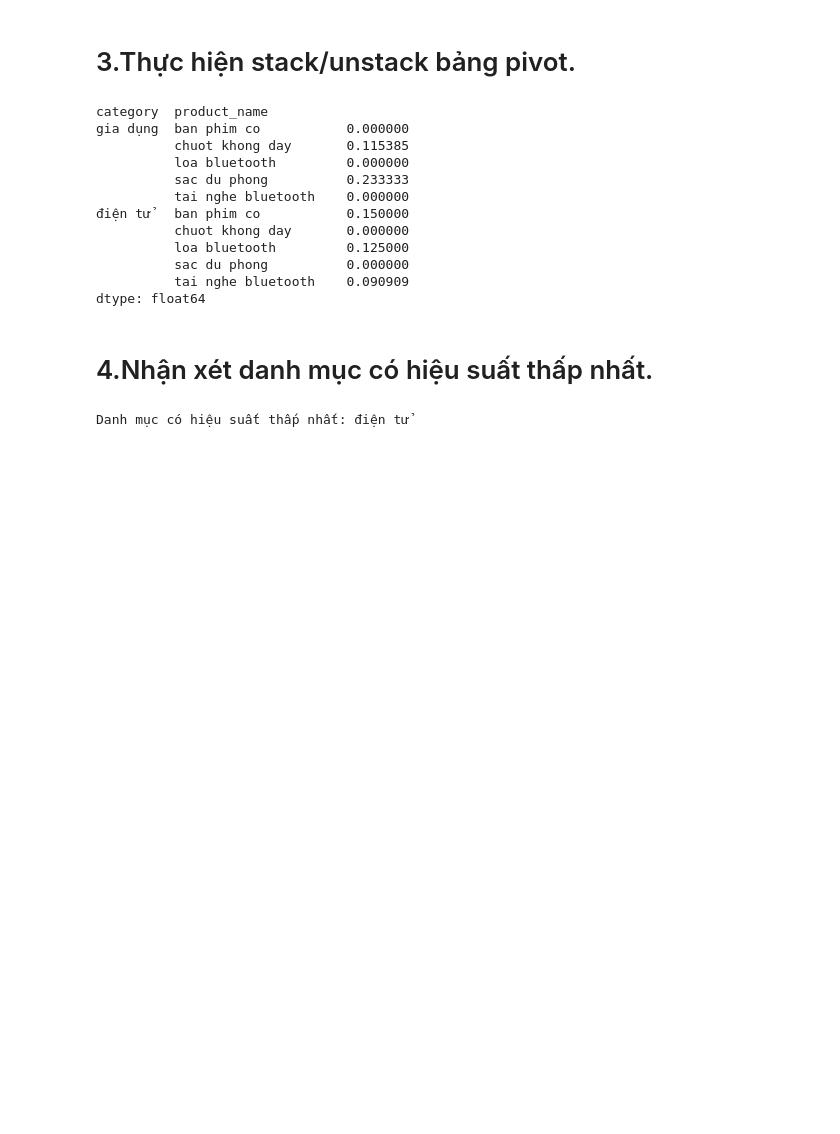
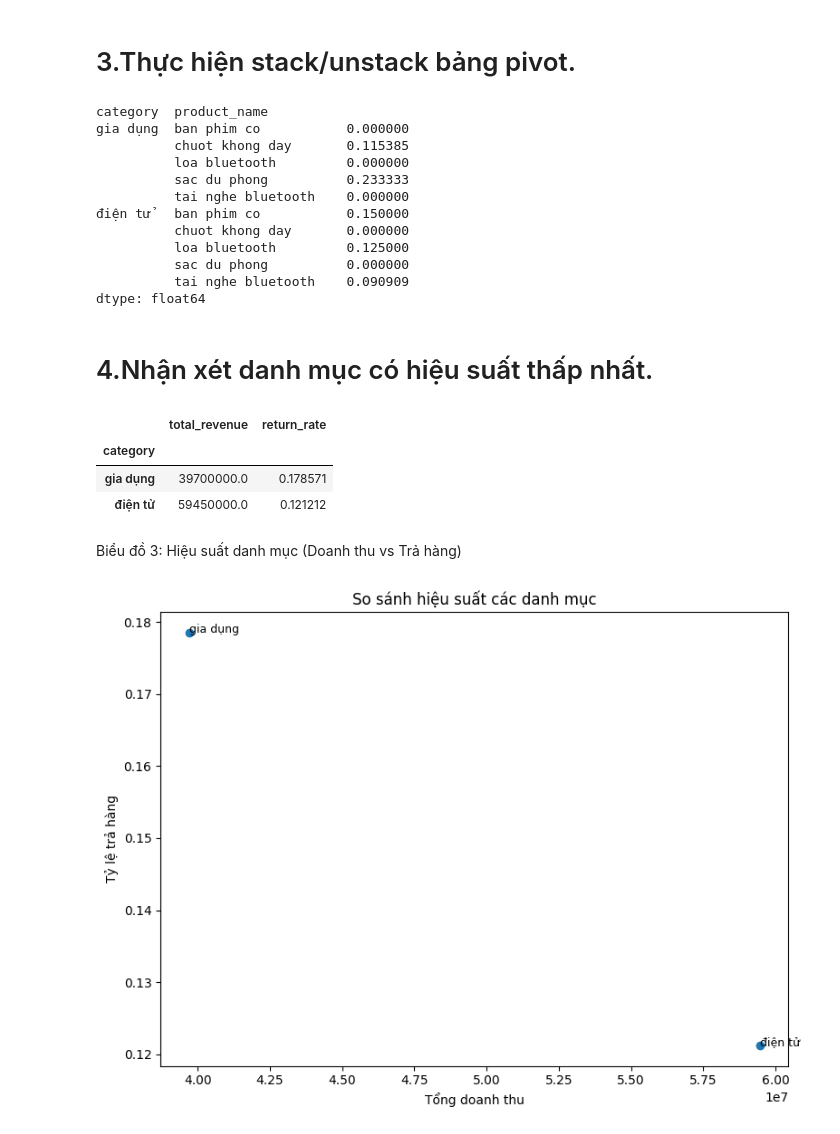
Before and after one commit to Phuc18A1/18A1_Nhom_8_Case_8, a Jupyter notebook: Nhiệm vụ 5 - Pivot Table và Stack hoặc Unstack.ipynb, the cells around one changed output. Saved outputs shown, nothing was run; the diff lists cells and outputs as text; code cells hidden in the pictures; blank space fills up the shorter version.

```diff
--- a/Nhiệm vụ 5 - Pivot Table và Stack hoặc Unstack.ipynb
+++ b/Nhiệm vụ 5 - Pivot Table và Stack hoặc Unstack.ipynb
@@ -73,10 +111,47 @@ dtype: float64
 # %% [markdown]
 # 4.Nhận xét danh mục có hiệu suất thấp nhất.
 # %%
-category_perf = pivot_revenue.sum(axis=1)
-
-low_perf_category = category_perf.idxmin()
-
-print("Danh mục có hiệu suất thấp nhất:", low_perf_category)
+total_revenue_by_category = df.groupby("category")["revenue"].sum()
+return_rate_by_category = df.groupby("category")["is_return"].mean()
+summary = pd.DataFrame({
+    "total_revenue": total_revenue_by_category,
+    "return_rate": return_rate_by_category
+}).sort_values(
+    by=["total_revenue", "return_rate"],
+    ascending=[True, False]
+)
+summary
 # %% [output]
-Danh mục có hiệu suất thấp nhất: điện tử
+|  | total_revenue | return_rate |
+| category |  |  |
+| gia dụng | 39700000.0 | 0.178571 |
+| điện tử | 59450000.0 | 0.121212 |
+# %% [markdown]
+Biểu đồ 3: Hiệu suất danh mục (Doanh thu vs Trả hàng)
+# %%
+summary = df.groupby("category").agg(
+    total_revenue=("revenue", "sum"),
+    return_rate=("is_return", "mean")
+)
+
+plt.figure(figsize=(8,6))
+plt.scatter(
+    summary["total_revenue"],
+    summary["return_rate"]
+)
+
+for cat in summary.index:
+    plt.text(
+        summary.loc[cat, "total_revenue"],
+        summary.loc[cat, "return_rate"],
+        cat,
+        fontsize=9
+    )
+
+plt.xlabel("Tổng doanh thu")
+plt.ylabel("Tỷ lệ trả hàng")
+plt.title("So sánh hiệu suất các danh mục")
+plt.tight_layout()
+plt.show()
+# %% [output]
+[figure, added]
```
Also changed, not shown: parts of 5 cells of this notebook.
